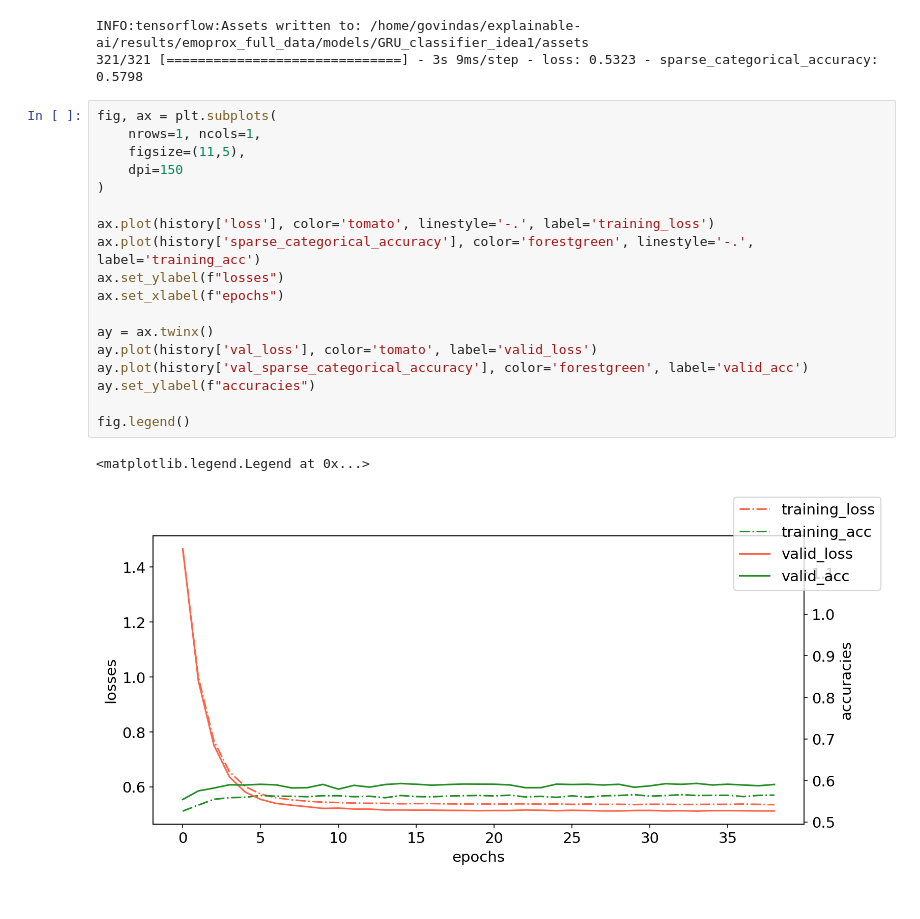
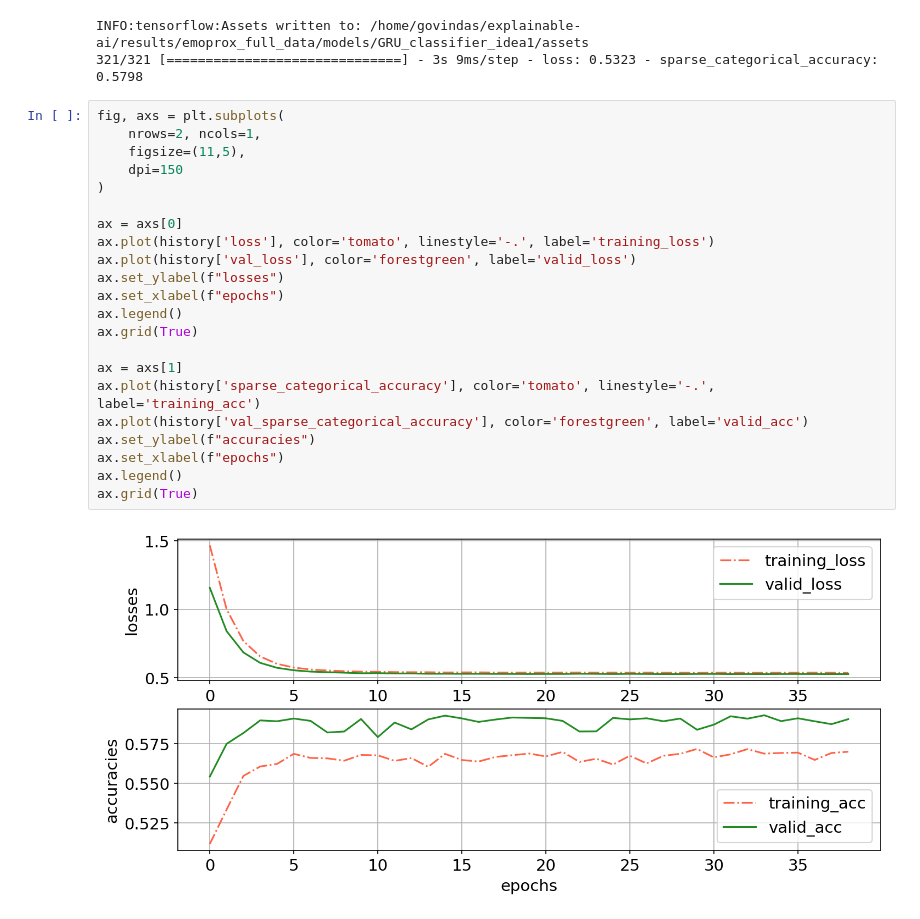
Before and after one commit to govinda-umd/explainable-ai, a Jupyter notebook: _sources/nb/may22/00-idea1_model.ipynb, the cells around one changed output. Cells and saved outputs as stored; diff of their text form.

```diff
--- a/_sources/nb/may22/00-idea1_model.ipynb
+++ b/_sources/nb/may22/00-idea1_model.ipynb
@@ -279,23 +279,26 @@ Epoch 39/50
 INFO:tensorflow:Assets written to: /home/govindas/explainable-ai/results/emoprox_full_data/models/GRU_classifier_idea1/assets
 321/321 [==============================] - 3s 9ms/step - loss: 0.5323 - sparse_categorical_accuracy: 0.5798
 # %%
-fig, ax = plt.subplots(
-    nrows=1, ncols=1,
+fig, axs = plt.subplots(
+    nrows=2, ncols=1,
     figsize=(11,5),
     dpi=150
 )
 
+ax = axs[0]
 ax.plot(history['loss'], color='tomato', linestyle='-.', label='training_loss')
-ax.plot(history['sparse_categorical_accuracy'], color='forestgreen', linestyle='-.', label='training_acc')
+ax.plot(history['val_loss'], color='forestgreen', label='valid_loss')
 ax.set_ylabel(f"losses")
 ax.set_xlabel(f"epochs")
+ax.legend()
+ax.grid(True)
 
-ay = ax.twinx()
-ay.plot(history['val_loss'], color='tomato', label='valid_loss')
-ay.plot(history['val_sparse_categorical_accuracy'], color='forestgreen', label='valid_acc')
-ay.set_ylabel(f"accuracies")
-
-fig.legend()
+ax = axs[1]
+ax.plot(history['sparse_categorical_accuracy'], color='tomato', linestyle='-.', label='training_acc')
+ax.plot(history['val_sparse_categorical_accuracy'], color='forestgreen', label='valid_acc')
+ax.set_ylabel(f"accuracies")
+ax.set_xlabel(f"epochs")
+ax.legend()
+ax.grid(True)
 # %% [output]
-<matplotlib.legend.Legend at 0x...>
-[figure, old version]
+[figure, new version]
```
Also changed, not shown: parts of 1 cell of this notebook, 5 other files.
